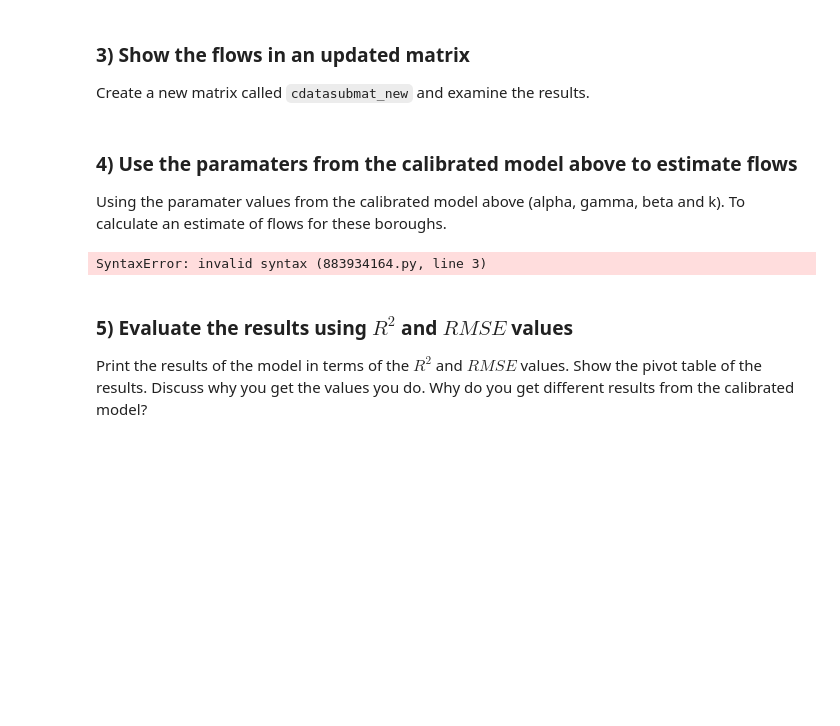
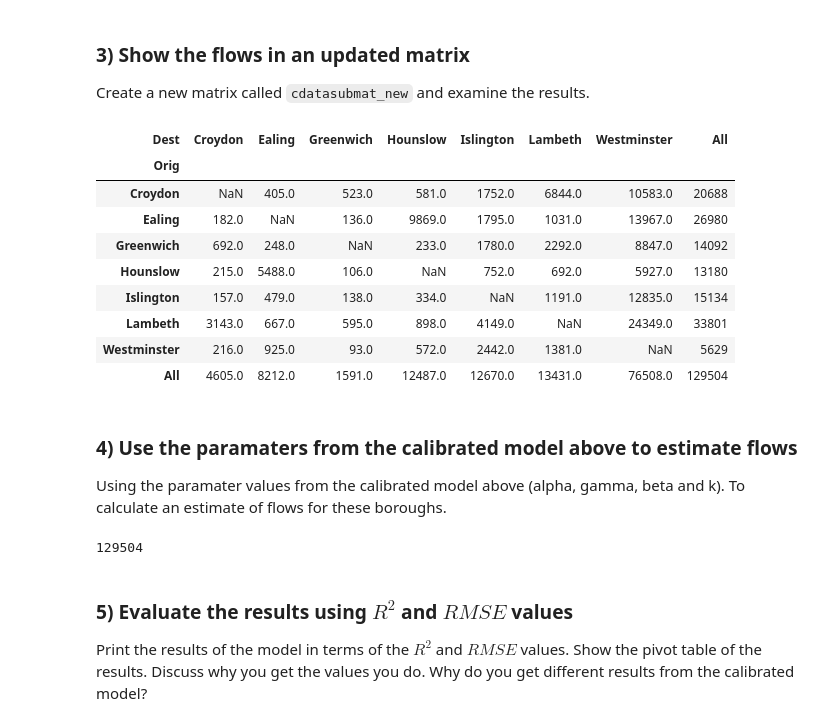
Before and after one commit to hawaiie-star/UrbanSimulation, a Jupyter notebook: Week 2/Urbsim Spatial Interaction - Unconstrained/Urbsim Spatial Interaction - Unconstrained.ipynb, the cells around one changed output. Drawn from its saved outputs; the diff is of its cells as text; code cells hidden in the pictures; blank space fills up the shorter version.

```diff
--- a/Week 2/Urbsim Spatial Interaction - Unconstrained/Urbsim Spatial Interaction - Unconstrained.ipynb
+++ b/Week 2/Urbsim Spatial Interaction - Unconstrained/Urbsim Spatial Interaction - Unconstrained.ipynb
@@ -1163,6 +1190,20 @@ Plot the flows between the seven boroughs in the same way we did before. You can
 Create a new matrix called `cdatasubmat_new` and examine the results.
 # %%
 #now we can create a pivot table to turn paired list into a matrix, and compute the margin as well
+cdatasubmat_new = pd.pivot_table(cdatasub_new, values ="TotalNoIntra", index="Orig", columns = "Dest",
+                            aggfunc=np.sum, margins=True)
+cdatasubmat_new
+# %% [output]
+| Dest | Croydon | Ealing | Greenwich | Hounslow | Islington | Lambeth | Westminster | All |
+| Orig |  |  |  |  |  |  |  |  |
+| Croydon | NaN | 405.0 | 523.0 | 581.0 | 1752.0 | 6844.0 | 10583.0 | 20688 |
+| Ealing | 182.0 | NaN | 136.0 | 9869.0 | 1795.0 | 1031.0 | 13967.0 | 26980 |
+| Greenwich | 692.0 | 248.0 | NaN | 233.0 | 1780.0 | 2292.0 | 8847.0 | 14092 |
+| Hounslow | 215.0 | 5488.0 | 106.0 | NaN | 752.0 | 692.0 | 5927.0 | 13180 |
+| Islington | 157.0 | 479.0 | 138.0 | 334.0 | NaN | 1191.0 | 12835.0 | 15134 |
+| Lambeth | 3143.0 | 667.0 | 595.0 | 898.0 | 4149.0 | NaN | 24349.0 | 33801 |
+| Westminster | 216.0 | 925.0 | 93.0 | 572.0 | 2442.0 | 1381.0 | NaN | 5629 |
+| All | 4605.0 | 8212.0 | 1591.0 | 12487.0 | 12670.0 | 13431.0 | 76508.0 | 129504 |
 # %% [markdown]
 ### 4) Use the paramaters from the calibrated model above to estimate flows
 
@@ -1170,12 +1211,10 @@ Using the paramater values from the calibrated model above (alpha, gamma, beta a
 # %%
 #set up some variables to hold our parameter values in from
 #the previous model
-alpha =
-gamma =
-beta =
-k =
-T2 =
+alpha = 1
+gamma = 1
+beta = 2
+k = 1
+T2 = sum(cdatasub_new["Total"])
-# %% [output]
-SyntaxError: invalid syntax (883934164.py, line 3)
 # %%
 #estimate the values using these parameters
@@ -1187,10 +1226,13 @@ k =
 # %%
 #run the model to estimate the values
 #in the new dataframe
-
+cdatasub_new["unconstrainedEst1"] = round(k*Oi1_alpha*Dj2_gamma*dist_beta, 0)
 #convert to integers
-
+cdatasub_new["unconstrainedEst1"] = cdatasub_new["unconstrainedEst1"].astype(int)
 #check that the sum of these estimates make sense
+sum(cdatasub_new["unconstrainedEst1"])
+# %% [output]
+129504
 # %% [markdown]
 ### 5) Evaluate the results using $R^2$ and $RMSE$ values
 
```
Also changed, not shown: parts of 22 cells of this notebook.
